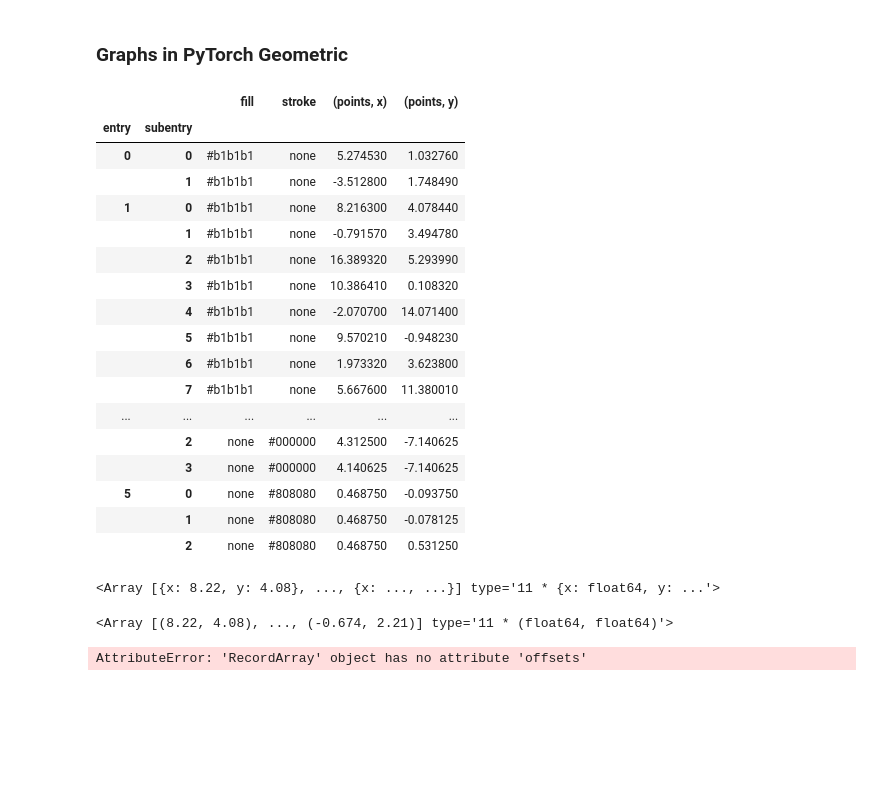
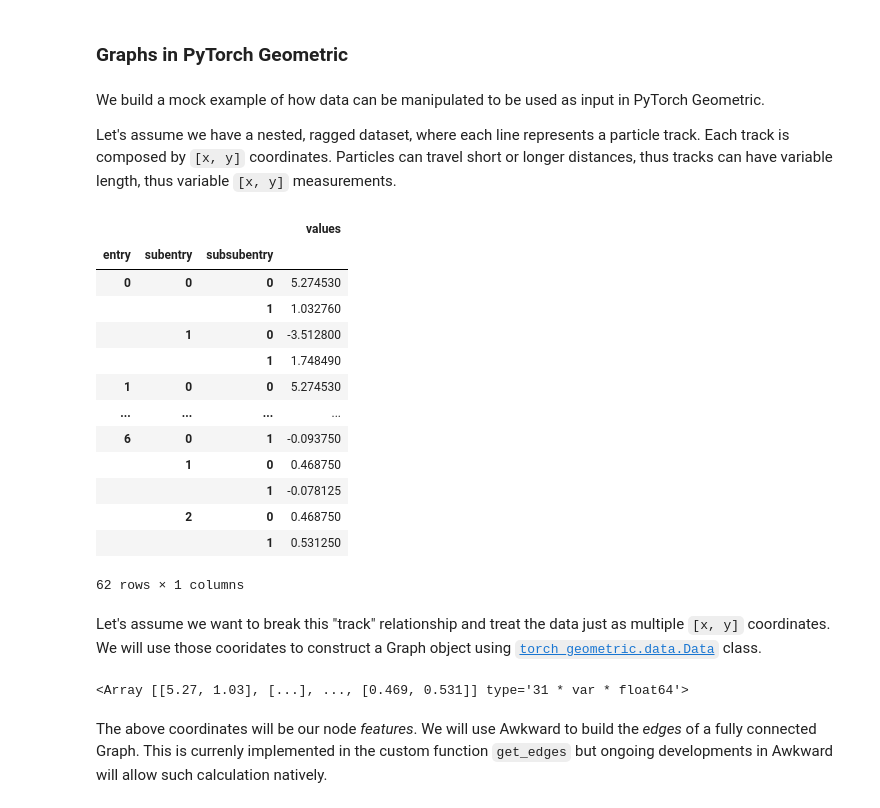
Before and after one commit to ekourlit/hdlrm-awkward, a Jupyter notebook: ak_talk.ipynb, the cells around one changed output. Drawn from its saved outputs; the diff is of its cells as text; code cells hidden in the pictures; blank space fills up the shorter version.

Commit message:
finalize graphs example

```diff
--- a/ak_talk.ipynb
+++ b/ak_talk.ipynb
@@ -511,38 +430,39 @@ tensor([[ 2.5912e+04,  3.7325e+00, -2.3966e+00,  0.0000e+00,  0.0000e+00,
 # %% [markdown]
 ### Graphs in PyTorch Geometric
+# %% [markdown]
+We build a mock example of how data can be manipulated to be used as input in PyTorch Geometric.
+
+Let's assume we have a nested, ragged dataset, where each line represents a particle track. Each track is composed by `[x, y]` coordinates. Particles can travel short or longer distances, thus tracks can have variable length, thus variable `[x, y]` measurements.
 # %%
-ak.to_dataframe(structured)
+# [x, y] coordinates of the tracks
+tracks = ak.Array(
+    [
+        [[5.274530,	1.032760], [-3.512800,	1.748490]], # track 1
+        [[5.274530,	1.032760], [-3.512800,	1.748490], [-3.512800,	1.748490]], # track 2
+        [[8.216300, 4.078440], [-0.791570, 3.494780], [16.389320, 5.293990], [10.386410, 0.108320], [-2.070700, 14.071400], [9.570210, -0.948230], [1.973320, 3.623800], [5.667600, 11.380010], [0.254970, 3.392760], [3.865850, 6.220510], [-0.673930, 2.205720]], # track 3
+        [[3.595280, 7.371910], [0.591920, 2.915030], [4.029320, -1.136010], [-1.015930, 1.958940], [1.036660, 0.052510]], # track 4
+        [[-8.785100, -0.004970], [-15.226880, 3.902440], [5.745930, 4.127180]], # track 5
+        [[4.406250, -6.953125], [4.343750, -7.093750], [4.312500, -7.140625], [4.140625, -7.140625]], # track 6
+        [[0.468750, -0.093750], [0.468750, -0.078125], [0.468750, 0.531250]] # track 7
+    ]
+)
+
+# visualise to a ragged pd DataFrame ;)
+ak.to_dataframe(tracks)
 # %% [output]
-|  |  | fill | stroke | (points, x) | (points, y) |
-| entry | subentry |  |  |  |  |
-| 0 | 0 | #b1b1b1 | none | 5.274530 | 1.032760 |
-|  | 1 | #b1b1b1 | none | -3.512800 | 1.748490 |
-| 1 | 0 | #b1b1b1 | none | 8.216300 | 4.078440 |
-|  | 1 | #b1b1b1 | none | -0.791570 | 3.494780 |
-|  | 2 | #b1b1b1 | none | 16.389320 | 5.293990 |
-|  | 3 | #b1b1b1 | none | 10.386410 | 0.108320 |
-|  | 4 | #b1b1b1 | none | -2.070700 | 14.071400 |
-|  | 5 | #b1b1b1 | none | 9.570210 | -0.948230 |
-|  | 6 | #b1b1b1 | none | 1.973320 | 3.623800 |
-|  | 7 | #b1b1b1 | none | 5.667600 | 11.380010 |
-| ... | ... | ... | ... | ... | ... |
-|  | 2 | none | #000000 | 4.312500 | -7.140625 |
-|  | 3 | none | #000000 | 4.140625 | -7.140625 |
-| 5 | 0 | none | #808080 | 0.468750 | -0.093750 |
-|  | 1 | none | #808080 | 0.468750 | -0.078125 |
-|  | 2 | none | #808080 | 0.468750 | 0.531250 |
+|  |  |  | values |
+| entry | subentry | subsubentry |  |
+| 0 | 0 | 0 | 5.274530 |
+|  |  | 1 | 1.032760 |
+|  | 1 | 0 | -3.512800 |
+|  |  | 1 | 1.748490 |
+| 1 | 0 | 0 | 5.274530 |
+| ... | ... | ... | ... |
+| 6 | 0 | 1 | -0.093750 |
+|  | 1 | 0 | 0.468750 |
+|  |  | 1 | -0.078125 |
+|  | 2 | 0 | 0.468750 |
+|  |  | 1 | 0.531250 |
+62 rows × 1 columns
-# %%
-features = structured[1].points
-display(features)
-
-# convert to regular array
-# make x, y pairs: [[x1, y1], [x2, y2], ...]
-regular_array = ak.zip(ak.unzip(features))
-display(regular_array)
-
-# get offsets
-regular_array.layout.offsets # why is it still an RecordArray
-# %% [output]
-<Array [{x: 8.22, y: 4.08}, ..., {x: ..., ...}] type='11 * {x: float64, y: ...'>
-<Array [(8.22, 4.08), ..., (-0.674, 2.21)] type='11 * (float64, float64)'>
-AttributeError: 'RecordArray' object has no attribute 'offsets'
+# %% [markdown]
+Let's assume we want to break this "track" relationship and treat the data just as multiple `[x, y]` coordinates. We will use those cooridates to construct a Graph object using [`torch_geometric.data.Data`](https://pytorch-geometric.readthedocs.io/en/latest/generated/torch_geometric.data.Data.html) class.
@@ -548,0 +472,7 @@ AttributeError: 'RecordArray' object has no attribute 'offsets'
+# %%
+coordinates = ak.flatten(tracks)
+display(coordinates)
+# %% [output]
+<Array [[5.27, 1.03], [...], ..., [0.469, 0.531]] type='31 * var * float64'>
+# %% [markdown]
+The above coordinates will be our node _features_. We will use Awkward to build the _edges_ of a fully connected Graph. This is currenly implemented in the custom function `get_edges` but ongoing developments in Awkward will allow such calculation natively.
```
Also changed, not shown: parts of 34 cells of this notebook.
